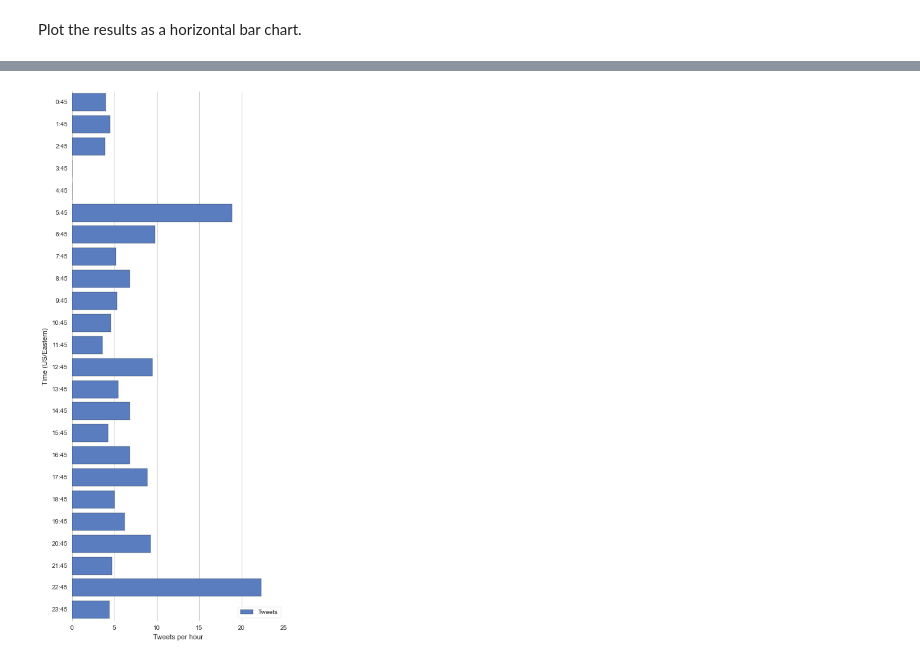
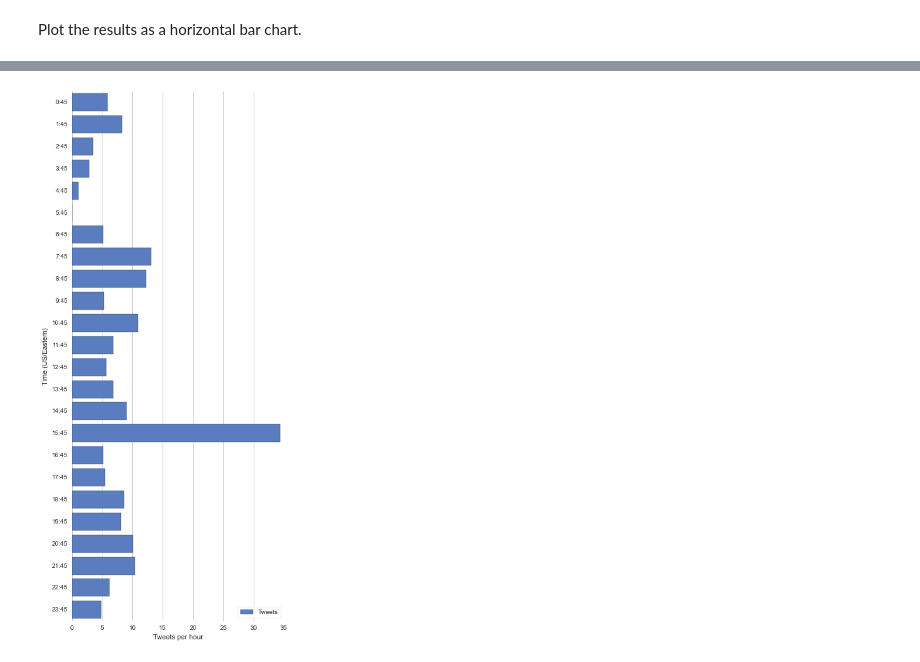
Before and after one commit to alanjschoen/kojak, a Jupyter notebook: Time Histogram.ipynb, the cells around one changed output, grey strips where cells are left out. Drawn from its saved outputs; the diff is of its cells as text; code cells hidden in the pictures.

```diff
--- a/Time Histogram.ipynb
+++ b/Time Histogram.ipynb
@@ -52,7 +52,7 @@ def get_time_bins(collection):
 # %% [markdown]
 Calculate tweet-time histogram for a single user
 # %%
-user = '@realDonaldTrump' # note: database names are case sensitive
+user = '@donlemon' # note: database names are case sensitive
 reponame = user[1:] + '_tweetsat' # naming convention for tweets mentioning user
 collection = db[reponame]
 #collection.find({'id': {'$gt': begin_id}}).sort('id', 1).limit(100).next()['created_at'] # test
@@ -117,5 +118,6 @@ collection = db[reponame]
 #collection.find({'id': {'$gt': begin_id}}).sort('id', 1).limit(100).next()['created_at'] # test
 tweets_bins_df = get_time_bins(collection)
 tweets_hour_rates = get_hour_rates_weekdays(tweets_bins_df)
+tweets_hour_rates['percent'] = tweets_hour_rates['rate']/tweets_hour_rates['rate'].sum()*100
 tweets_hour_rates.head()
 # %% [output]
@@ -161,18 +164,18 @@ sns.despine(left=True, bottom=True)
 # %%
 import seaborn as sns
 sns.set(style="whitegrid")
 
 # Initialize the matplotlib figure
 f, ax = plt.subplots(figsize=(6, 15))
 
 # Plot the crashes where alcohol was involved
 sns.set_color_codes("muted")
 sns.barplot(x="rate", y="hour", data=tweets_hour_rates,
             label="Tweets", color="b")
 
 # Add a legend and informative axis label
-ax.legend(ncol=1, loc="lower right", frameon=True)
+ax.legend(ncol=2, loc="lower right", frameon=True)
 ax.set(ylabel="Time (US/Eastern)", xlabel="Tweets per hour")
 sns.despine(left=True, bottom=True)
 # %% [output]
-[figure, old version]
+[figure, new version]
```
Also changed, not shown: parts of 8 cells of this notebook.
